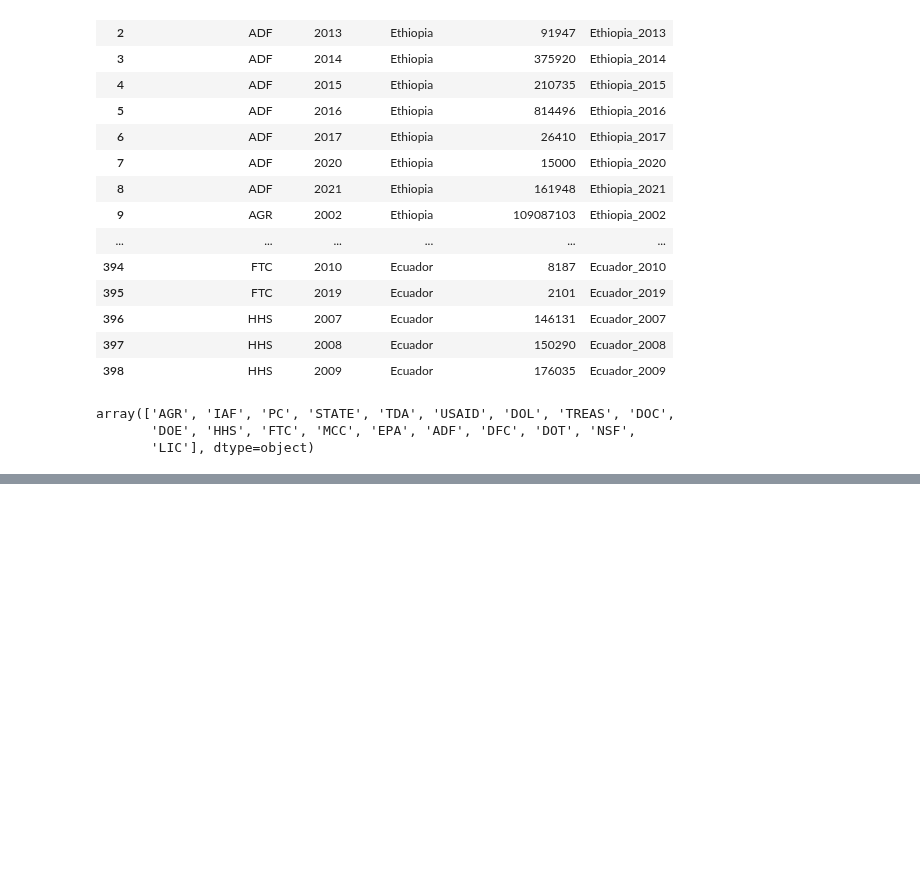
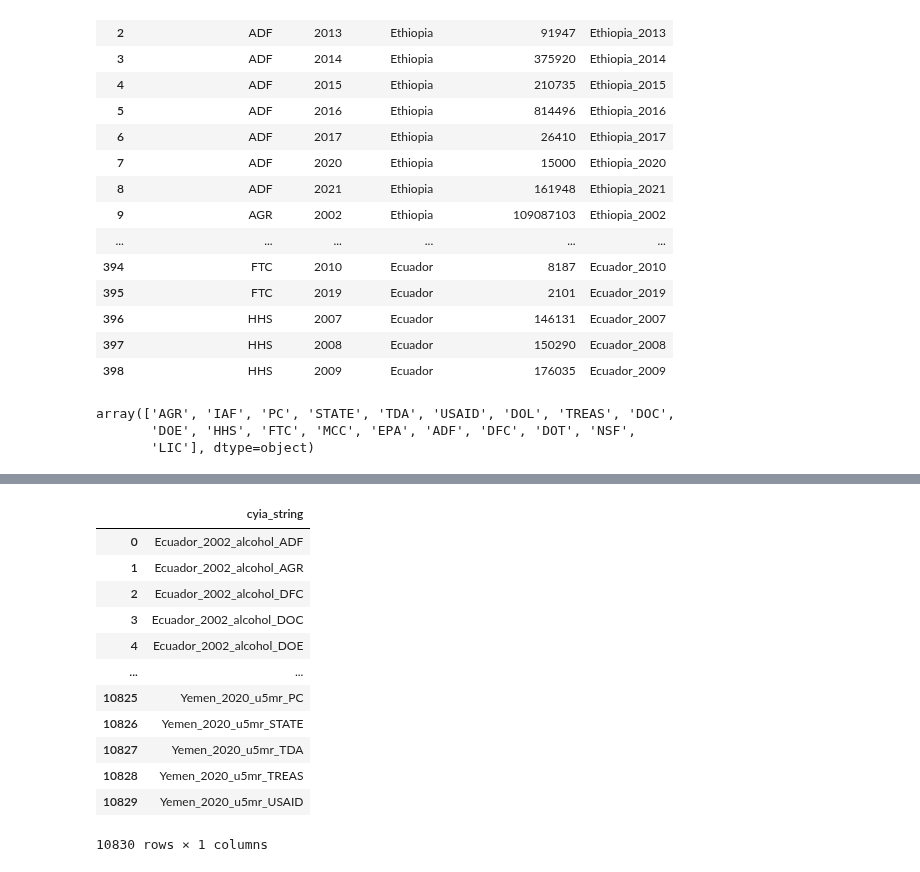
Before and after one commit to chriscallahan99/DataScience_Final_Project, a Jupyter notebook: DS_Milestone_2.ipynb, the cells around one changed output, grey strips where cells are left out. Drawn from its saved outputs; the diff is of its cells as text; code cells hidden in the pictures; blank space fills up the shorter version.

```diff
--- a/DS_Milestone_2.ipynb
+++ b/DS_Milestone_2.ipynb
@@ -704,18 +707,34 @@ merged_df
 # %%
 # Since some records are missing, make list of all possible records
 
-all_agencies = ['AGR', 'IAF', 'PC', 'STATE', 'TDA', 'USAID', 'DOL', 'TREAS', 'DOC',
+all_possible_agencies = ['AGR', 'IAF', 'PC', 'STATE', 'TDA', 'USAID', 'DOL', 'TREAS', 'DOC',
        'DOE', 'HHS', 'FTC', 'MCC', 'EPA', 'ADF', 'DFC', 'DOT', 'NSF','LIC']
 
-all_indicators = ["alcohol", "hh_wat_sm", "life_ex", "obesitya", "u5mr"]
+all_possible_indicators = ["alcohol", "hh", "life", "obesitya", "u5mr"]
 
-name_possibilities = pd.DataFrame()
-
-my_set = set()
+all_combos = set()
 
 for index, row in gw_five.iterrows():
     value = row['combined']
     indic = row['indicator_abbr']
-    for agency in all_agencies:
-        for indic in all_indicators:
-            my_set.add(value + "_" + indic + "_" + agency)
+    for agency in all_possible_agencies:
+        for indic in all_possible_indicators:
+            all_combos.add(value + "_" + indic + "_" + agency)
+
+all_combos = sorted(all_combos)
+all_combos_df = pd.DataFrame(all_combos, columns=["cyia_string"])
+all_combos_df
+# %% [output]
+|  | cyia_string |
+| 0 | Ecuador_2002_alcohol_ADF |
+| 1 | Ecuador_2002_alcohol_AGR |
+| 2 | Ecuador_2002_alcohol_DFC |
+| 3 | Ecuador_2002_alcohol_DOC |
+| 4 | Ecuador_2002_alcohol_DOE |
+| ... | ... |
+| 10825 | Yemen_2020_u5mr_PC |
+| 10826 | Yemen_2020_u5mr_STATE |
+| 10827 | Yemen_2020_u5mr_TDA |
+| 10828 | Yemen_2020_u5mr_TREAS |
+| 10829 | Yemen_2020_u5mr_USAID |
+10830 rows × 1 columns
```
Also changed, not shown: parts of 24 cells of this notebook, 4 other files.
